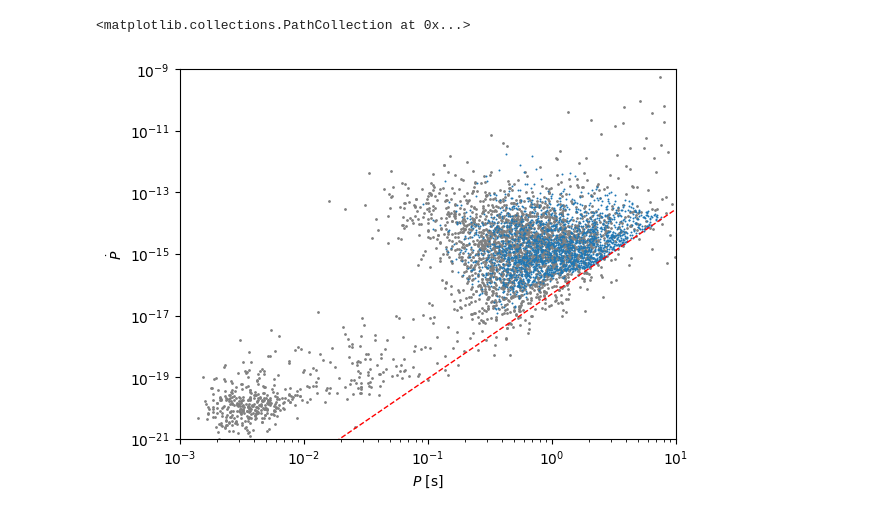
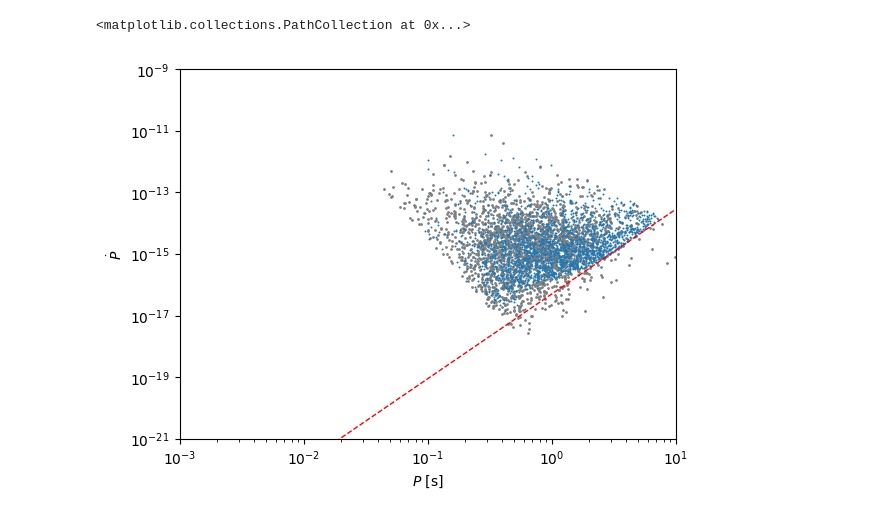
Before and after one commit to haykh/psr-evolve, a Jupyter notebook: pop-synthesis.ipynb, the cells around one changed output. Cells and saved outputs as stored; diff of their text form; code cells hidden in the pictures.

Commit message:
dist fixed

```diff
--- a/pop-synthesis.ipynb
+++ b/pop-synthesis.ipynb
@@ -59,11 +6,18 @@ def IsNormalPulsar(Ps, Pdots):
 # %%
+def MW_Radial(R, R1, RSun, a, b):
+    return ((R + R1) / (RSun + R1)) ** a * np.exp(-b * (R - RSun) / (RSun + R1))
+
+
+def MW_Z(z, hc):
+    return np.exp(-np.abs(z) / hc)
+
+
 PARAMETERS = {
     "init_model": {
-        "position": {  # Table 7, Model C in paper
-            "B": 1.90,
-            "C": 5.0,
-            "E": 0.18,
-        },
+        "radial_distribution": Distribution(
+            xmin=0, xmax=20, pdf=MW_Radial, R1=0.55, RSun=8.5, a=1.64, b=4.0
+        ),
+        "z_distribution": Distribution(xmin=-5, xmax=5, pdf=MW_Z, hc=0.18),
         "Bsurf": {
             "mean_log10": 12.65,
             "std_log10": 0.55,
@@ -82,12 +36,23 @@ PARAMETERS = {
 pulsars = Simulate_Evolution(
     PARAMETERS,
     birth_rate=2 / 100,
-    total_time=1e8,
+    total_time=1e9,
     nbraking=2.5,
     beta=0.05,
 )
 # %%
 catalog = Read_Catalogue()
+
+mask = (
+    (catalog["P0"] != "*")
+    & (catalog["P1"] != "*")
+    & (catalog["DIST"] != "*")
+)
+catalog = { k: catalog[k][mask].astype(float) for k in ["P0", "P1", "DIST"] }
+
+mask = IsNormalPulsar(catalog["P0"], catalog["P1"])
+
+catalog = { k: catalog[k][mask].astype(float) for k in ["P0", "P1", "DIST"] }
 # %%
 detectable_pulsars = (
     pulsars.select(Detectable_Geometric, PARAMETERS)
@@ -119,18 +84,16 @@ number of synthetic psrs 1953
 # %%
 ax = Plot_PPdot(detectable_pulsars, color=None, s=2, lw=0)
 
-mask = (catalog["P0"] != "*") & (catalog["P1"] != "*")
-
 ax.scatter(
-    catalog["P0"][mask].astype(float),
-    catalog["P1"][mask].astype(float),
+    catalog["P0"],
+    catalog["P1"],
     s=1,
     color="gray",
     zorder=-1,
 )
 # %% [output]
 <matplotlib.collections.PathCollection at 0x...>
-[figure, old version]
+[figure, new version]
 # %%
 # pack the data into 2D arrays
 
```
Also changed, not shown: parts of 3 cells of this notebook, 1 other file.
